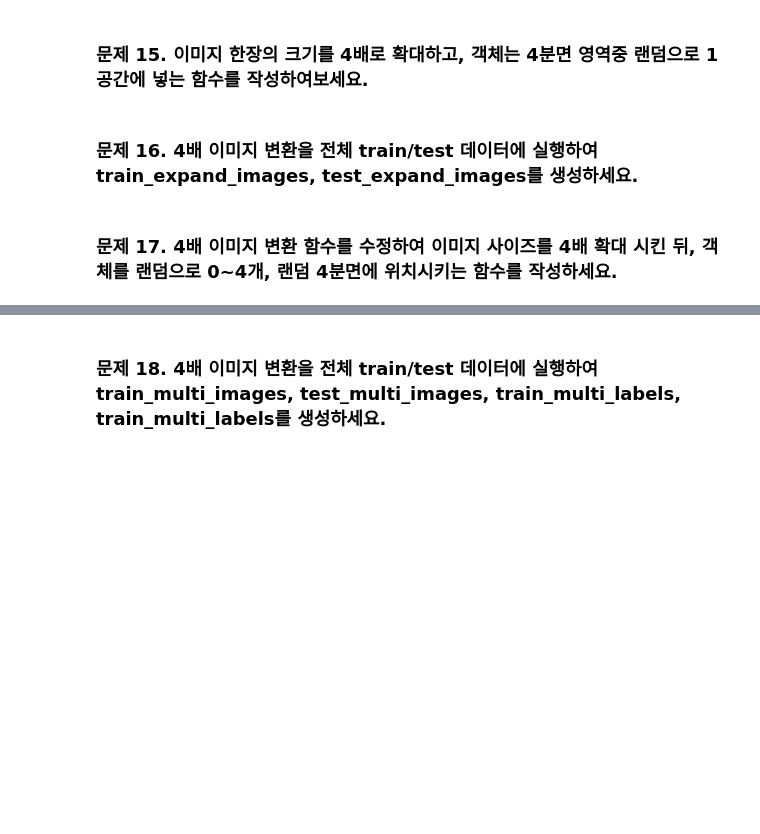
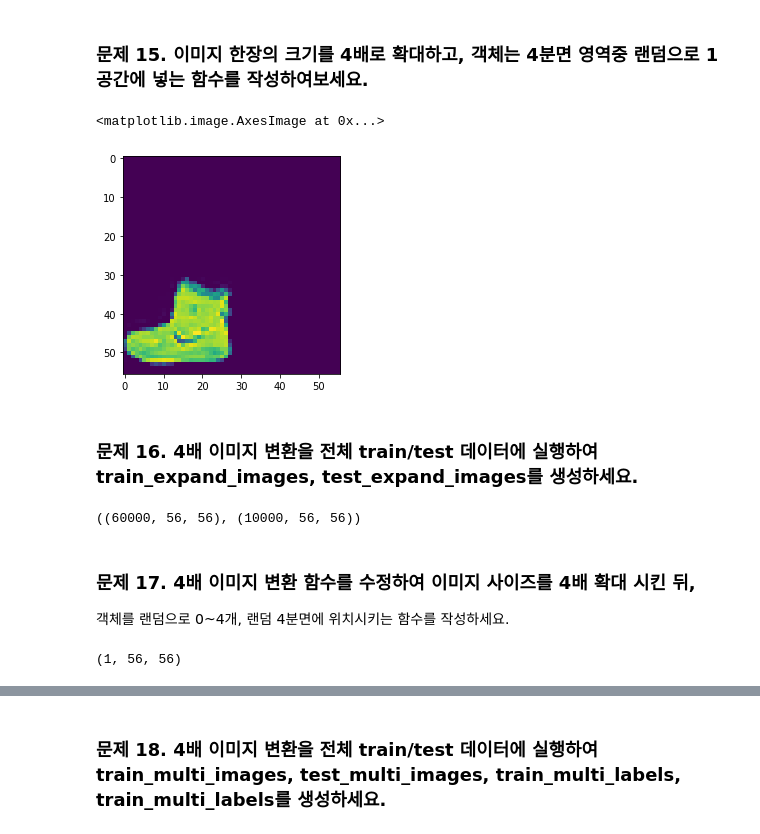
Before and after one commit to sonzwon/TIL_DL, a Jupyter notebook: [practice]Multi_Label_Classification.ipynb, the cells around one changed output, grey strips where cells are left out. Drawn from its saved outputs; the diff is of its cells as text; code cells hidden in the pictures; blank space fills up the shorter version.

```diff
--- a/[practice]Multi_Label_Classification.ipynb
+++ b/[practice]Multi_Label_Classification.ipynb
@@ -251,3 +258,23 @@ return_5img(9)
+# %%
+# 이미지 한장의 크기를 4배로 확대하고, 객체는 4분면 영역중 랜덤으로 1공간에 넣는 함수를 작성하여보세요.
+def expand_4times(img):
+  bg = np.zeros(img.shape)
+  idx = np.random.randint(0, 4)
+
+  slots = [bg, bg, bg, bg]
+  slots[idx] = img
+
+  expanded = np.vstack([
+      np.hstack(slots[:2]),
+      np.hstack(slots[2:])
+  ])
+
+  return expanded
+# %%
+plt.imshow(expand_4times(x_train[0]))
+# %% [output]
+<matplotlib.image.AxesImage at 0x...>
+[figure, added]
 # %% [markdown]
 ### 문제 16. 4배 이미지 변환을 전체 train/test 데이터에 실행하여 train_expand_images, test_expand_images를 생성하세요.
 # %%
@@ -255,2 +284,7 @@ return_5img(9)
+# %%
+expand_x_train.shape, expand_x_test.shape
+# %% [output]
+((60000, 56, 56), (10000, 56, 56))
 # %% [markdown]
-### 문제 17. 4배 이미지 변환 함수를 수정하여 이미지 사이즈를 4배 확대 시킨 뒤, 객체를 랜덤으로 0~4개, 랜덤 4분면에 위치시키는 함수를 작성하세요.
+### 문제 17. 4배 이미지 변환 함수를 수정하여 이미지 사이즈를 4배 확대 시킨 뒤,
+객체를 랜덤으로 0~4개, 랜덤 4분면에 위치시키는 함수를 작성하세요.
@@ -258,0 +320,4 @@ return_5img(9)
+# %%
+expand_4times2(x_train, y_train)[0].shape
+# %% [output]
+(1, 56, 56)
```
Also changed, not shown: parts of 18 cells of this notebook.
